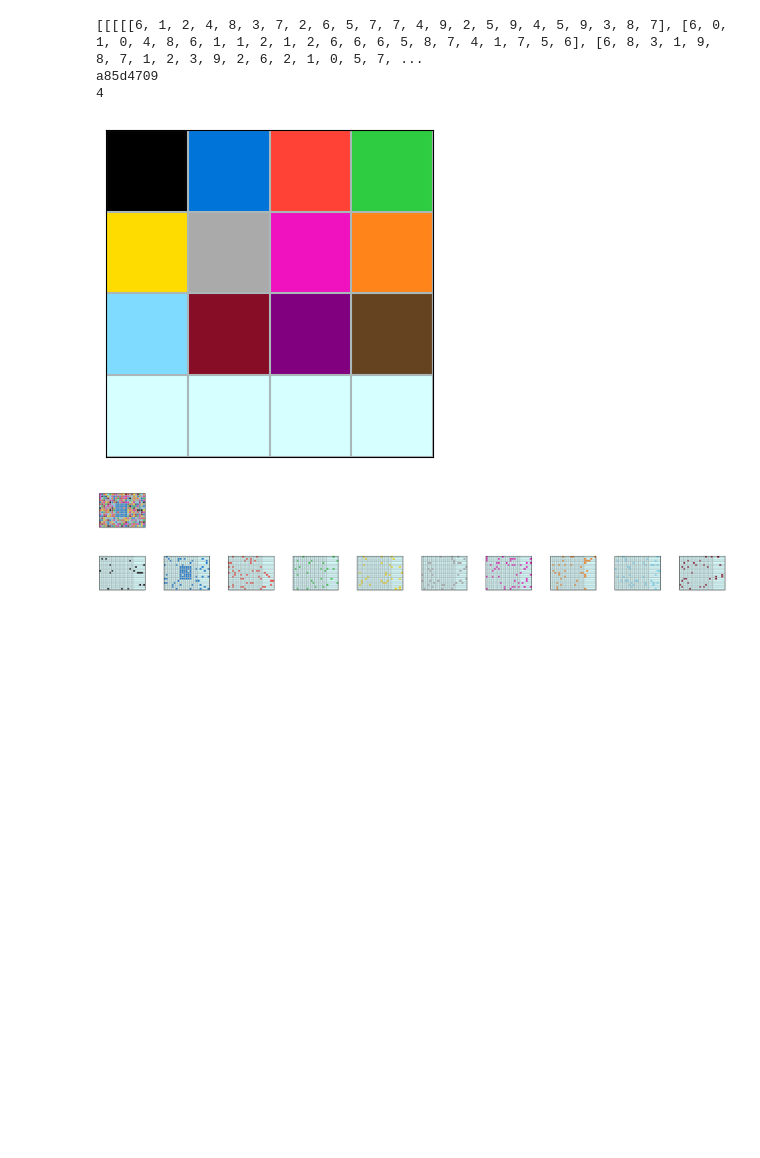
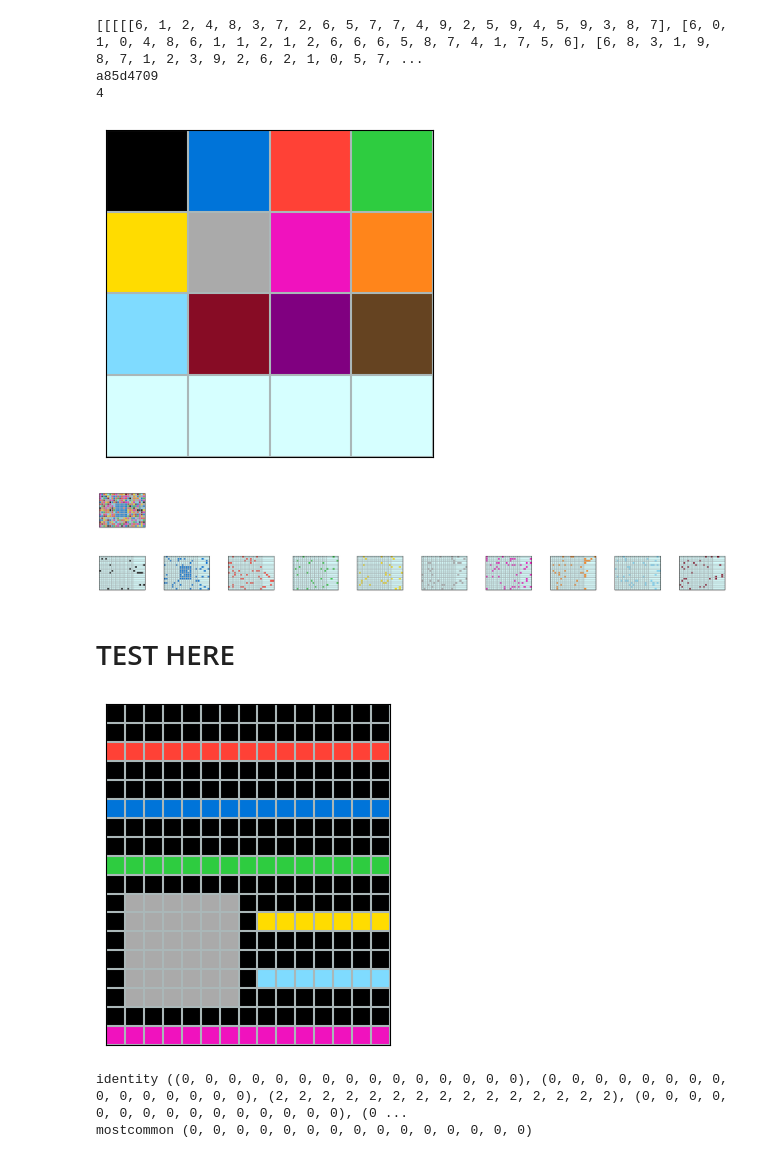
Before and after one commit to Albertree/ARC-basics, a Jupyter notebook: aaaa.ipynb, the cells around one changed output. Saved outputs shown, nothing was run; the diff lists cells and outputs as text; code cells hidden in the pictures; blank space fills up the shorter version.

```diff
--- a/aaaa.ipynb
+++ b/aaaa.ipynb
@@ -46,3 +46,5 @@ a85d4709
 4
 [figure]
 [figure]
+# %% [markdown]
+# TEST HERE
@@ -48,0 +72,37 @@ a85d4709
+# %%
+arc = ARCDataset()
+tasks, j_codes = arc.load_data(type = 'train', form = 'list', shuffle = False, jcode = True)
+
+x = 2    # 0 - 399      (task number)
+tt = 0    # 0 or 1       (train or test)
+p = 0     # 0 - max pair (pair number)
+io = 0   # 0 or 1       (input or output)
+
+example_task = tasks[x]
+example_pair = tasks[x][tt][p]
+example_grid = tasks[x][tt][p][io]
+# %%
+example_grid = totuple(example_grid)
+plot_data(example_grid) # elements all tuples
+
+print("identity", identity(example_grid))
+print("mostcommon", mostcommon(example_grid))
+obj_list = objects(example_grid, False, True, True) # (grid, singlecolor, diagonal, background)
+
+object_list = []
+for obj in obj_list:
+    # print('------------------')
+    coord_list = []
+    for e in obj:
+        # print(e)
+        coord_list.append(e)
+    object_list.append(coord_list)
+
+
+# for i in range(len(object_list)):
+#     grid = togrid(object_list[i])
+#     plot_data(grid)
+# %% [output]
+[figure, added]
+identity ((0, 0, 0, 0, 0, 0, 0, 0, 0, 0, 0, 0, 0, 0, 0), (0, 0, 0, 0, 0, 0, 0, 0, 0, 0, 0, 0, 0, 0, 0), (2, 2, 2, 2, 2, 2, 2, 2, 2, 2, 2, 2, 2, 2, 2), (0, 0, 0, 0, 0, 0, 0, 0, 0, 0, 0, 0, 0, 0, 0), (0 ...
+mostcommon (0, 0, 0, 0, 0, 0, 0, 0, 0, 0, 0, 0, 0, 0, 0)
```
Also changed, not shown: parts of 5 cells of this notebook, 14 other files.
